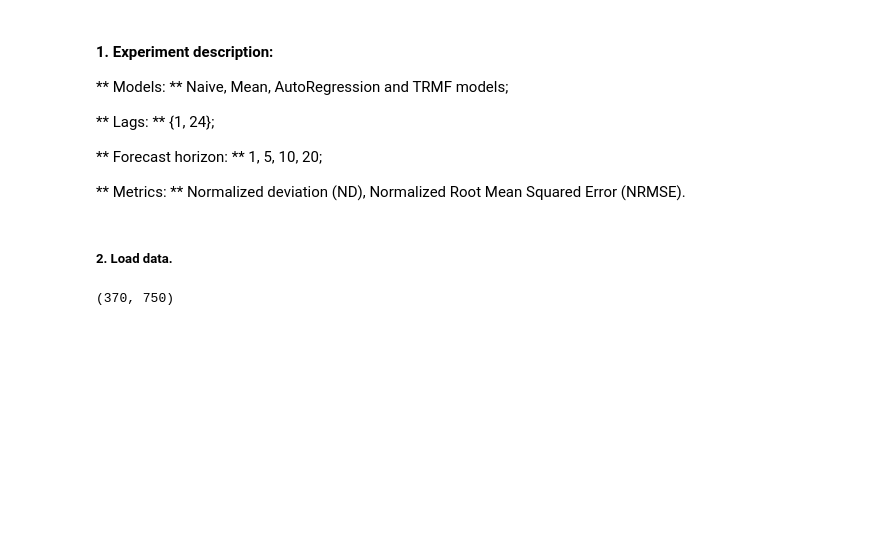
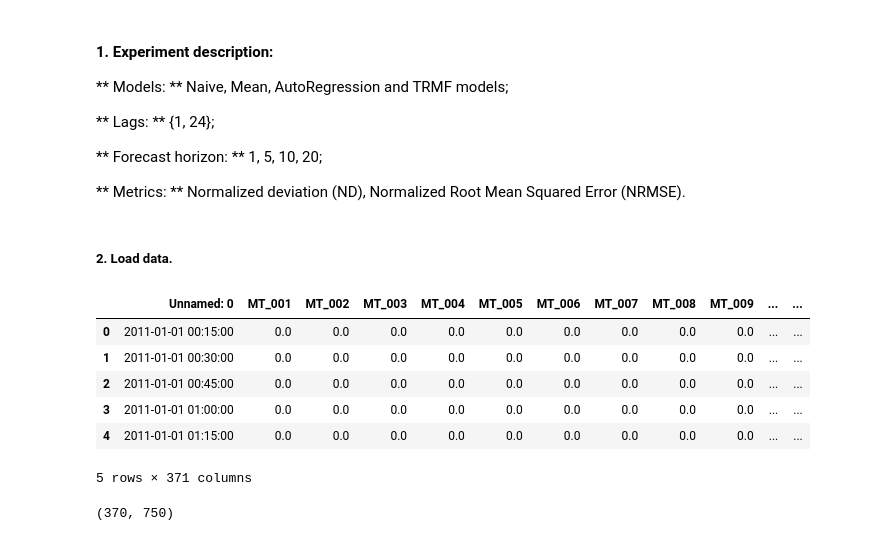
Before and after one commit to dmohorcic/SU_project, a Jupyter notebook: TRFM/experiments_electricity.ipynb, the cells around one changed output. Drawn from its saved outputs; the diff is of its cells as text; code cells hidden in the pictures; blank space fills up the shorter version.

```diff
--- a/TRFM/experiments_electricity.ipynb
+++ b/TRFM/experiments_electricity.ipynb
@@ -31,6 +31,15 @@ The autoreload extension is already loaded. To reload it, use:
 ##### 2. Load data.
 # %%
 electricity = pd.read_table('../data/LD2011_2014.txt', sep=';', decimal=',')
+electricity.head()
+# %% [output]
+|  | Unnamed: 0 | MT_001 | MT_002 | MT_003 | MT_004 | MT_005 | MT_006 | MT_007 | MT_008 | MT_009 | ... | ... |
+| 0 | 2011-01-01 00:15:00 | 0.0 | 0.0 | 0.0 | 0.0 | 0.0 | 0.0 | 0.0 | 0.0 | 0.0 | ... | ... |
+| 1 | 2011-01-01 00:30:00 | 0.0 | 0.0 | 0.0 | 0.0 | 0.0 | 0.0 | 0.0 | 0.0 | 0.0 | ... | ... |
+| 2 | 2011-01-01 00:45:00 | 0.0 | 0.0 | 0.0 | 0.0 | 0.0 | 0.0 | 0.0 | 0.0 | 0.0 | ... | ... |
+| 3 | 2011-01-01 01:00:00 | 0.0 | 0.0 | 0.0 | 0.0 | 0.0 | 0.0 | 0.0 | 0.0 | 0.0 | ... | ... |
+| 4 | 2011-01-01 01:15:00 | 0.0 | 0.0 | 0.0 | 0.0 | 0.0 | 0.0 | 0.0 | 0.0 | 0.0 | ... | ... |
+5 rows × 371 columns
 # %%
 # transpose and sum by hours
 data = electricity.values[:,1:].T.reshape((35064*370,4)).sum(axis=1).reshape((370,35064))[:,10064:].astype(float)[:, -750:]
```
Also changed, not shown: parts of 1 cell of this notebook, 3 other files.
